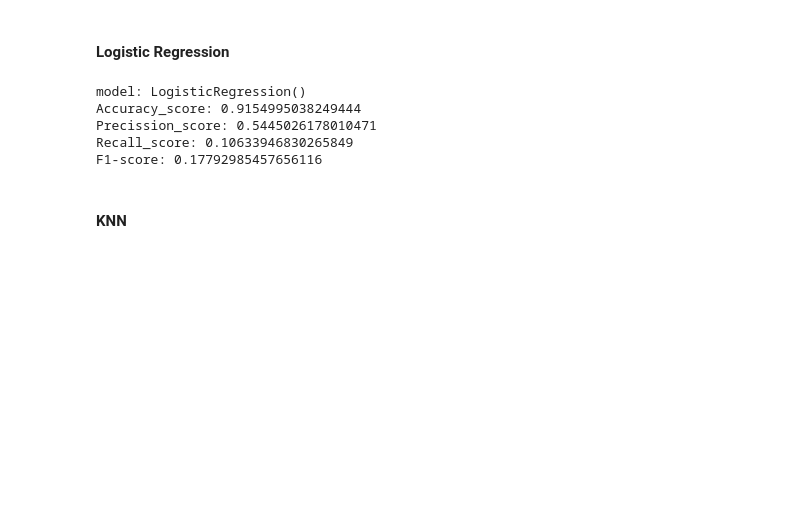
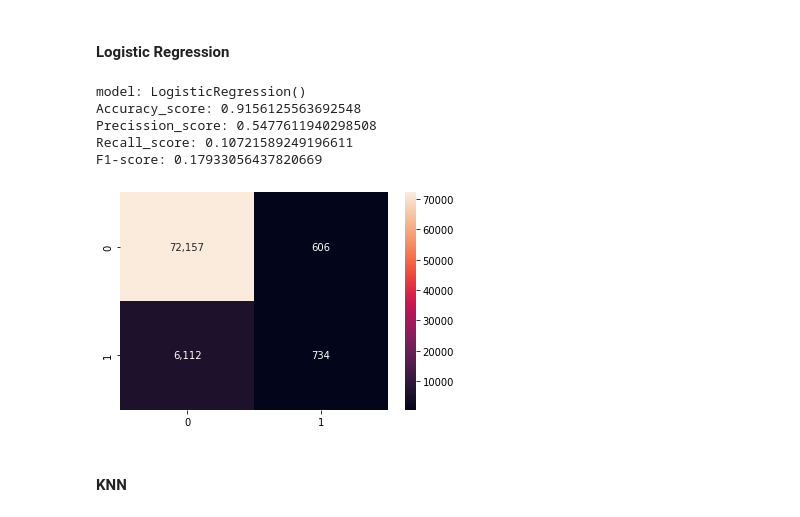
Before and after one commit to timHPL/Heart-disease-EDA-and-simple-models-, a Jupyter notebook: heart-disease-eda.ipynb, the cells around one changed output. Drawn from its saved outputs; the diff is of its cells as text; code cells hidden in the pictures; blank space fills up the shorter version.

```diff
--- a/heart-disease-eda.ipynb
+++ b/heart-disease-eda.ipynb
@@ -473,15 +506,18 @@ F1-score: 0.23941585340167099
 # %%
 logreg = LogisticRegression()
 logreg.fit(X_train, y_train)
 logreg_y_predict = logreg.predict(X_test)
 result(y_test, logreg_y_predict, logreg)
-dct['LogisticRegression'] = (f1_score(y_test, logreg_y_predict))
+dct['LogisticRegression'] =  {'f1': f1_score(y_test, logreg_y_predict), 'recall' : recall_score(y_test, logreg_y_predict)}
+
+sns.heatmap(confusion_matrix(y_test, logreg_y_predict), annot=True, fmt=',d');
 # %% [output]
 model: LogisticRegression()
-Accuracy_score: 0.9154995038249444
-Precission_score: 0.5445026178010471
-Recall_score: 0.10633946830265849
-F1-score: 0.17792985457656116
+Accuracy_score: 0.9156125563692548
+Precission_score: 0.5477611940298508
+Recall_score: 0.10721589249196611
+F1-score: 0.17933056437820669
+[figure, added]
 # %% [markdown]
 #### KNN
 # %%
```
Also changed, not shown: parts of 48 cells of this notebook.
